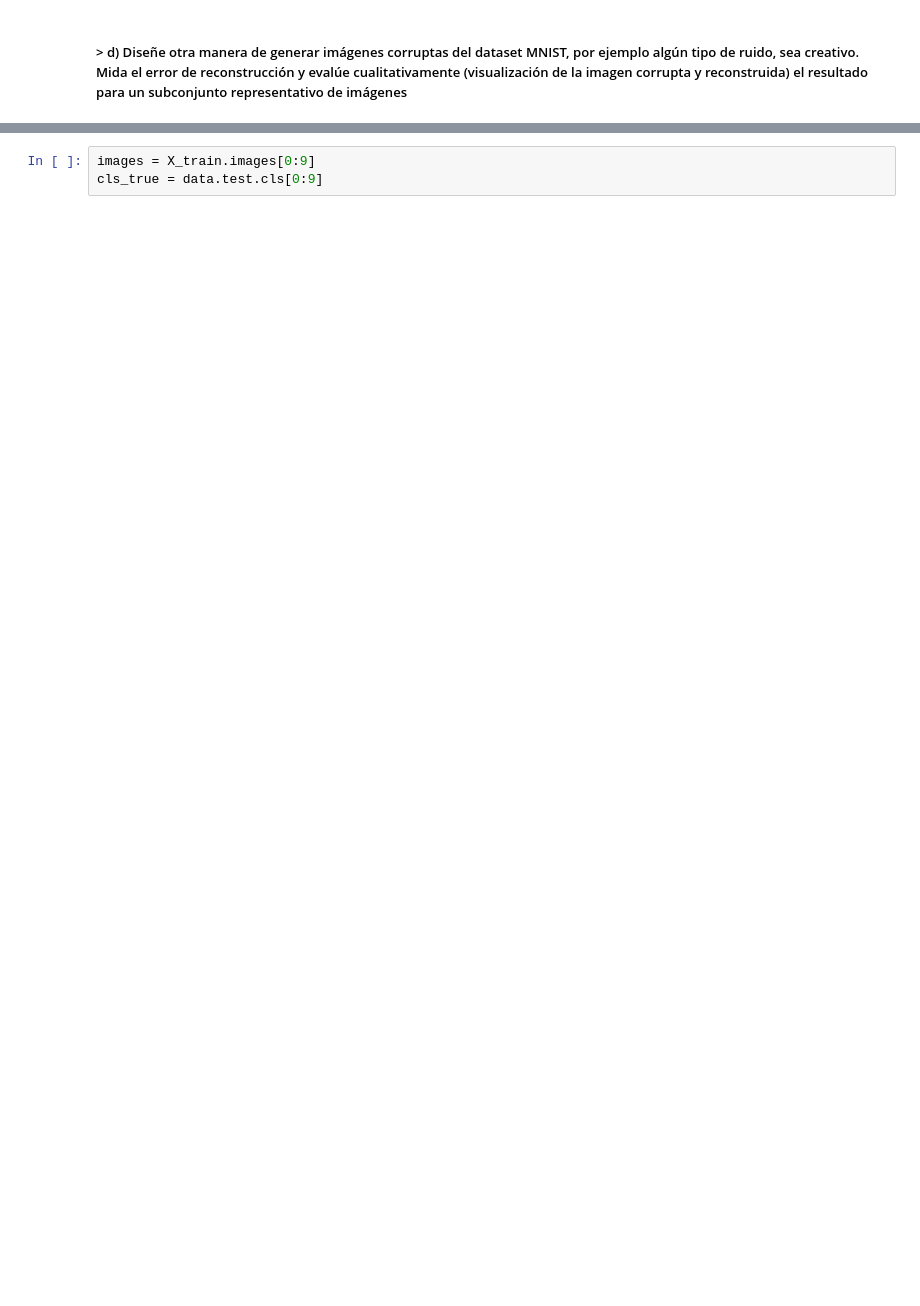
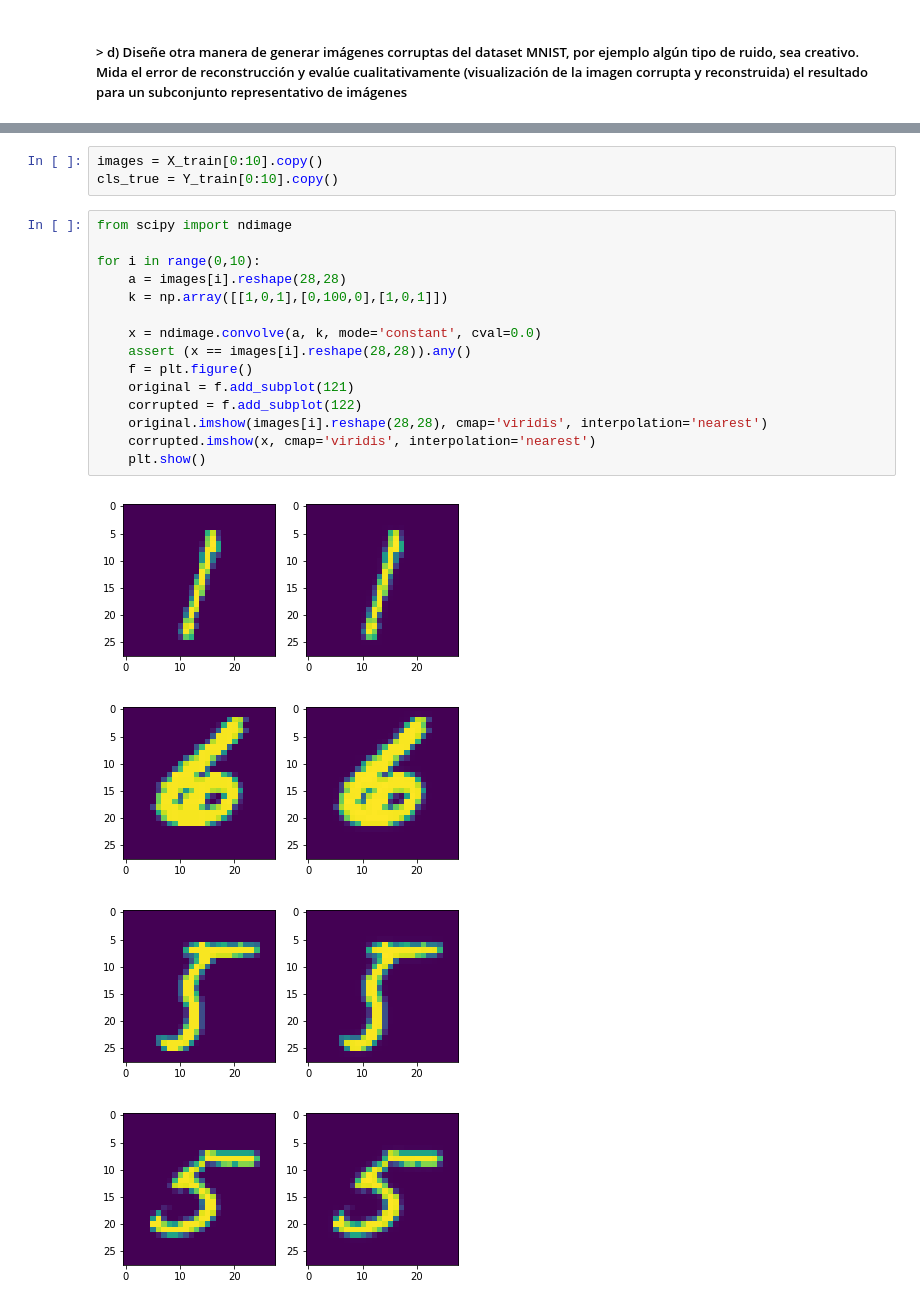
Before and after one commit to Caimapo/ANN, a Jupyter notebook: Tarea 2/Part 3 Autoencoders (AEs) in MNIST/Part 3 Autoencoders (AEs) in MNIST_15-06(en la U).ipynb, the cells around one changed output, grey strips where cells are left out. Cells and saved outputs as stored; diff of their text form; blank space fills up the shorter version.

```diff
--- a/Tarea 2/Part 3 Autoencoders (AEs) in MNIST/Part 3 Autoencoders (AEs) in MNIST_15-06(en la U).ipynb
+++ b/Tarea 2/Part 3 Autoencoders (AEs) in MNIST/Part 3 Autoencoders (AEs) in MNIST_15-06(en la U).ipynb
@@ -902,5 +933,25 @@ def plot_images(images, cls_true, cls_pred=None, noise=0.0):
         ax.set_yticks([])
     plt.show()
 # %%
-images = X_train.images[0:9]
-cls_true = data.test.cls[0:9]
+images = X_train[0:10].copy()
+cls_true = Y_train[0:10].copy()
+# %%
+from scipy import ndimage
+
+for i in range(0,10):
+    a = images[i].reshape(28,28)
+    k = np.array([[1,0,1],[0,100,0],[1,0,1]])
+
+    x = ndimage.convolve(a, k, mode='constant', cval=0.0)
+    assert (x == images[i].reshape(28,28)).any()
+    f = plt.figure()
+    original = f.add_subplot(121)
+    corrupted = f.add_subplot(122)
+    original.imshow(images[i].reshape(28,28), cmap='viridis', interpolation='nearest')
+    corrupted.imshow(x, cmap='viridis', interpolation='nearest')
+    plt.show()
+# %% [output]
+[figure, added]
+[figure, added]
+[figure, added]
+[figure, added]
```
Also changed, not shown: parts of 10 cells of this notebook.
